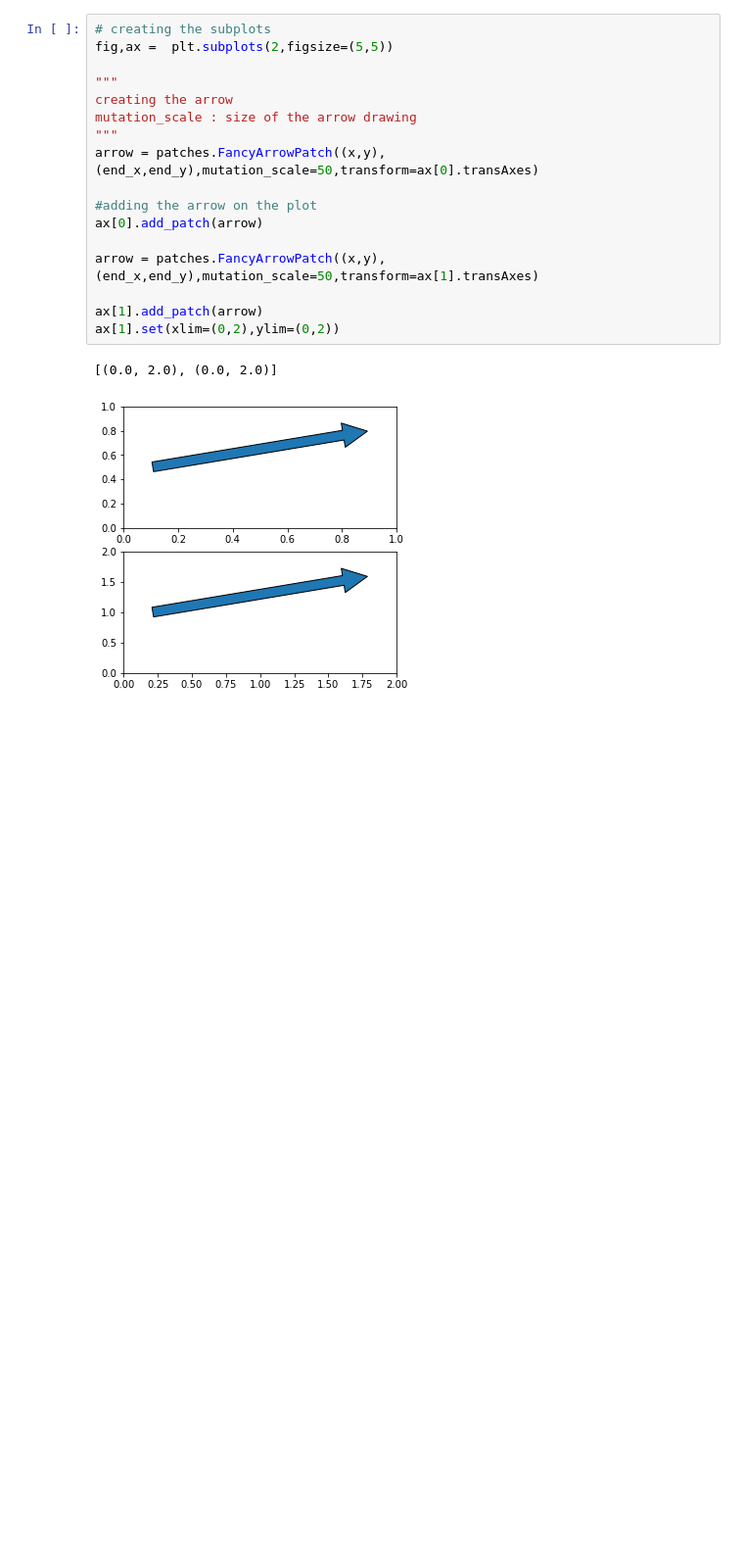
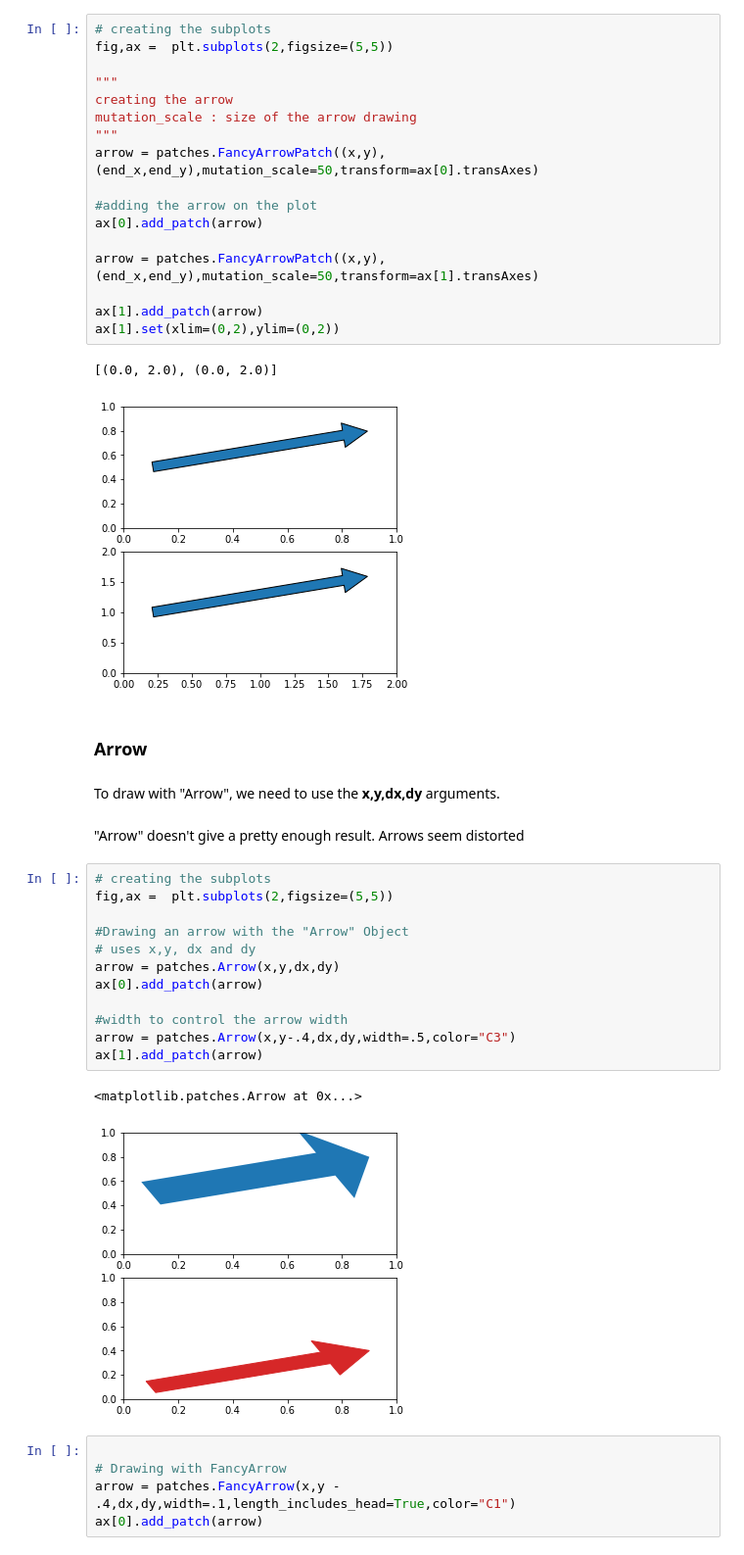
Before and after one commit to chikoungoun/Visualization, a Jupyter notebook: FancyArrow/Fancy Arrow pass network.ipynb, the cells around one changed output. Shown: that part at 98% size. Saved outputs shown, nothing was run; the diff lists cells and outputs as text; blank space fills up the shorter version.

Commit message:
Drawing arrows

```diff
--- a/FancyArrow/Fancy Arrow pass network.ipynb
+++ b/FancyArrow/Fancy Arrow pass network.ipynb
@@ -55,3 +57,29 @@ ax[1].set(xlim=(0,2),ylim=(0,2))
 # %% [output]
 [(0.0, 2.0), (0.0, 2.0)]
 [figure]
+# %% [markdown]
+### Arrow
+# %% [markdown]
+To draw with "Arrow", we need to use the **x,y,dx,dy** arguments.
+# %% [markdown]
+"Arrow" doesn't give a pretty enough result. Arrows seem distorted
+# %%
+# creating the subplots
+fig,ax =  plt.subplots(2,figsize=(5,5))
+
+#Drawing an arrow with the "Arrow" Object
+# uses x,y, dx and dy
+arrow = patches.Arrow(x,y,dx,dy)
+ax[0].add_patch(arrow)
+
+#width to control the arrow width
+arrow = patches.Arrow(x,y-.4,dx,dy,width=.5,color="C3")
+ax[1].add_patch(arrow)
+# %% [output]
+<matplotlib.patches.Arrow at 0x...>
+[figure, added]
+# %%
+
+# Drawing with FancyArrow
+arrow = patches.FancyArrow(x,y - .4,dx,dy,width=.1,length_includes_head=True,color="C1")
+ax[0].add_patch(arrow)
```
Also changed, not shown: parts of 1 cell of this notebook.
